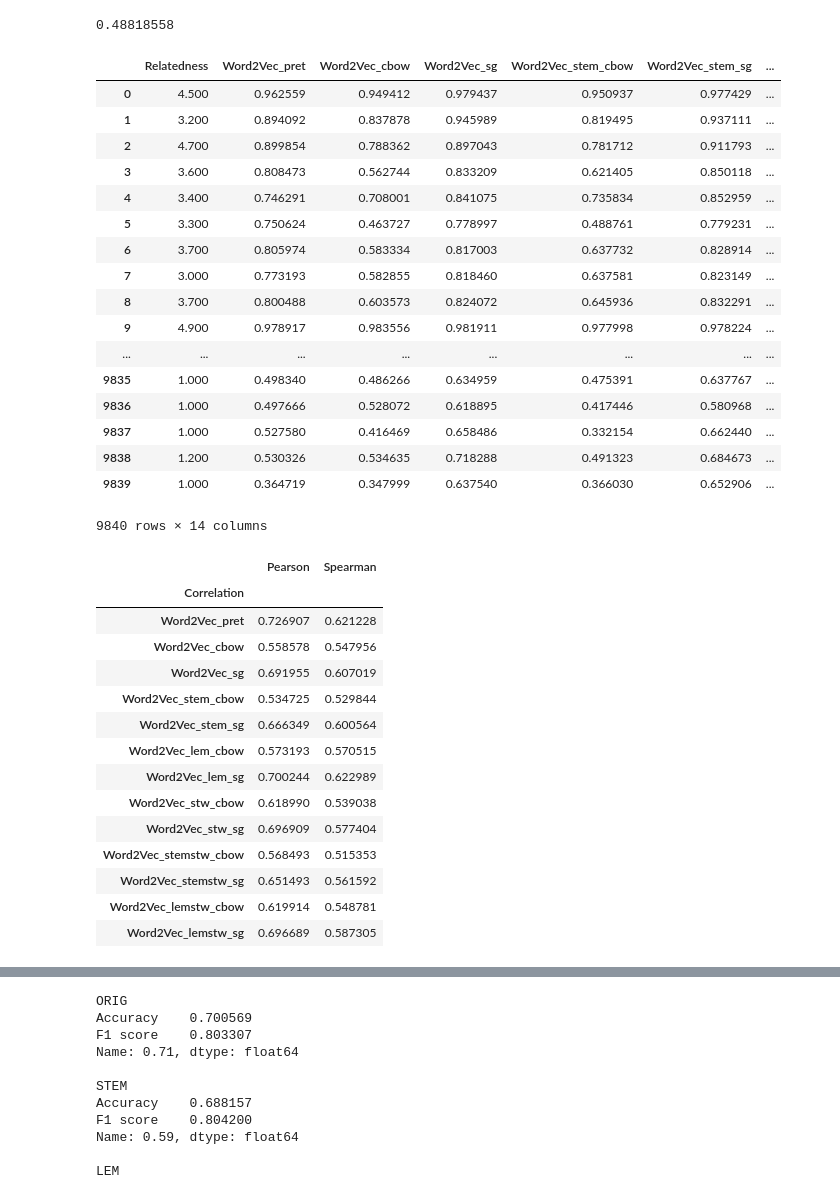
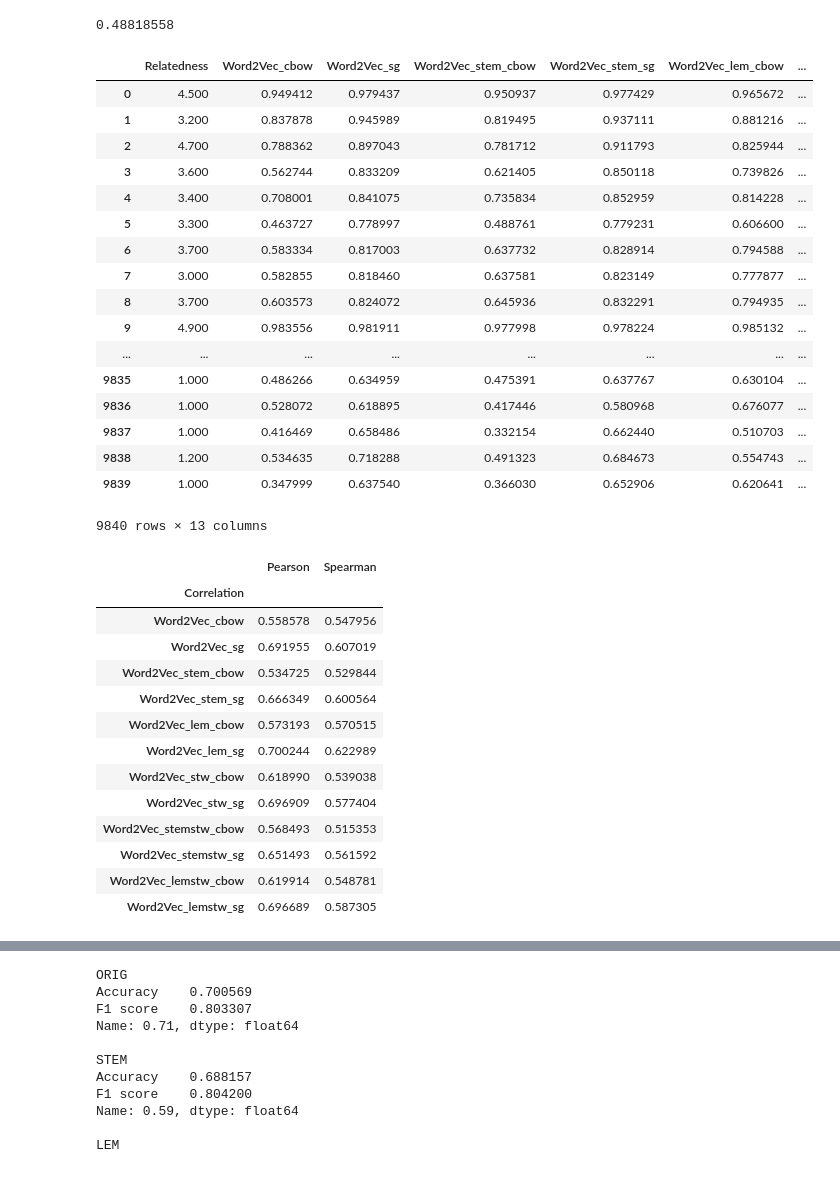
Before and after one commit to mar00nie/NLP-Text-Similarity, a Jupyter notebook: Text_Analysis_v2.ipynb, the cells around one changed output, grey strips where cells are left out. Drawn from its saved outputs; the diff is of its cells as text; code cells hidden in the pictures.

```diff
--- a/Text_Analysis_v2.ipynb
+++ b/Text_Analysis_v2.ipynb
@@ -1130,7 +1244,7 @@ create_ROC_AUC(msr_tfidf_stem_scores[0], 'TF-IDF stemmed unigram model')
 # %%
 def create_words_list(sentences):
 
-    '''Creates a list with separate words in each sentence'''
+    '''Creates a list with separate (tokenized) words in each sentence'''
 
     words_list = []
 
@@ -1397,33 +1526,35 @@ sick_wdcbow_scores
 # %%
 msr_wdsg_scores
 # %%
-df_sick_w2v = pd.DataFrame({'Relatedness': sick_scores, 'Word2Vec_pret': sick_wdpret_scores,
+# Table of scores
+
+df_sick_w2v = pd.DataFrame({'Relatedness': sick_scores,
                             'Word2Vec_cbow': sick_wdcbow_scores, 'Word2Vec_sg': sick_wdsg_scores,
                             'Word2Vec_stem_cbow': sick_stem_wdcbow_scores, 'Word2Vec_stem_sg': sick_stem_wdsg_scores,
                             'Word2Vec_lem_cbow': sick_lem_wdcbow_scores, 'Word2Vec_lem_sg': sick_lem_wdsg_scores,
                             'Word2Vec_stw_cbow': sick_stw_wdcbow_scores, 'Word2Vec_stw_sg': sick_stw_wdsg_scores,
                             'Word2Vec_stemstw_cbow': sick_stemstw_wdcbow_scores, 'Word2Vec_stemstw_sg': sick_stemstw_wdsg_scores,
                             'Word2Vec_lemstw_cbow': sick_lemstw_wdcbow_scores, 'Word2Vec_lemstw_sg': sick_lemstw_wdsg_scores})
 df_sick_w2v
 # %% [output]
-|  | Relatedness | Word2Vec_pret | Word2Vec_cbow | Word2Vec_sg | Word2Vec_stem_cbow | Word2Vec_stem_sg | ... |
-| 0 | 4.500 | 0.962559 | 0.949412 | 0.979437 | 0.950937 | 0.977429 | ... |
-| 1 | 3.200 | 0.894092 | 0.837878 | 0.945989 | 0.819495 | 0.937111 | ... |
-| 2 | 4.700 | 0.899854 | 0.788362 | 0.897043 | 0.781712 | 0.911793 | ... |
-| 3 | 3.600 | 0.808473 | 0.562744 | 0.833209 | 0.621405 | 0.850118 | ... |
-| 4 | 3.400 | 0.746291 | 0.708001 | 0.841075 | 0.735834 | 0.852959 | ... |
-| 5 | 3.300 | 0.750624 | 0.463727 | 0.778997 | 0.488761 | 0.779231 | ... |
-| 6 | 3.700 | 0.805974 | 0.583334 | 0.817003 | 0.637732 | 0.828914 | ... |
-| 7 | 3.000 | 0.773193 | 0.582855 | 0.818460 | 0.637581 | 0.823149 | ... |
-| 8 | 3.700 | 0.800488 | 0.603573 | 0.824072 | 0.645936 | 0.832291 | ... |
-| 9 | 4.900 | 0.978917 | 0.983556 | 0.981911 | 0.977998 | 0.978224 | ... |
+|  | Relatedness | Word2Vec_cbow | Word2Vec_sg | Word2Vec_stem_cbow | Word2Vec_stem_sg | Word2Vec_lem_cbow | ... |
+| 0 | 4.500 | 0.949412 | 0.979437 | 0.950937 | 0.977429 | 0.965672 | ... |
+| 1 | 3.200 | 0.837878 | 0.945989 | 0.819495 | 0.937111 | 0.881216 | ... |
+| 2 | 4.700 | 0.788362 | 0.897043 | 0.781712 | 0.911793 | 0.825944 | ... |
+| 3 | 3.600 | 0.562744 | 0.833209 | 0.621405 | 0.850118 | 0.739826 | ... |
+| 4 | 3.400 | 0.708001 | 0.841075 | 0.735834 | 0.852959 | 0.814228 | ... |
+| 5 | 3.300 | 0.463727 | 0.778997 | 0.488761 | 0.779231 | 0.606600 | ... |
+| 6 | 3.700 | 0.583334 | 0.817003 | 0.637732 | 0.828914 | 0.794588 | ... |
+| 7 | 3.000 | 0.582855 | 0.818460 | 0.637581 | 0.823149 | 0.777877 | ... |
+| 8 | 3.700 | 0.603573 | 0.824072 | 0.645936 | 0.832291 | 0.794935 | ... |
+| 9 | 4.900 | 0.983556 | 0.981911 | 0.977998 | 0.978224 | 0.985132 | ... |
 | ... | ... | ... | ... | ... | ... | ... | ... |
-| 9835 | 1.000 | 0.498340 | 0.486266 | 0.634959 | 0.475391 | 0.637767 | ... |
-| 9836 | 1.000 | 0.497666 | 0.528072 | 0.618895 | 0.417446 | 0.580968 | ... |
-| 9837 | 1.000 | 0.527580 | 0.416469 | 0.658486 | 0.332154 | 0.662440 | ... |
-| 9838 | 1.200 | 0.530326 | 0.534635 | 0.718288 | 0.491323 | 0.684673 | ... |
-| 9839 | 1.000 | 0.364719 | 0.347999 | 0.637540 | 0.366030 | 0.652906 | ... |
+| 9835 | 1.000 | 0.486266 | 0.634959 | 0.475391 | 0.637767 | 0.630104 | ... |
+| 9836 | 1.000 | 0.528072 | 0.618895 | 0.417446 | 0.580968 | 0.676077 | ... |
+| 9837 | 1.000 | 0.416469 | 0.658486 | 0.332154 | 0.662440 | 0.510703 | ... |
+| 9838 | 1.200 | 0.534635 | 0.718288 | 0.491323 | 0.684673 | 0.554743 | ... |
+| 9839 | 1.000 | 0.347999 | 0.637540 | 0.366030 | 0.652906 | 0.620641 | ... |
-9840 rows × 14 columns
+9840 rows × 13 columns
 # %%
 # Implementation
 
@@ -1431,7 +1562,6 @@ get_first_row(df_sick_w2v)
 # %% [output]
 |  | Pearson | Spearman |
 | Correlation |  |  |
-| Word2Vec_pret | 0.726907 | 0.621228 |
 | Word2Vec_cbow | 0.558578 | 0.547956 |
 | Word2Vec_sg | 0.691955 | 0.607019 |
 | Word2Vec_stem_cbow | 0.534725 | 0.529844 |
```
Also changed, not shown: parts of 49 cells of this notebook.
